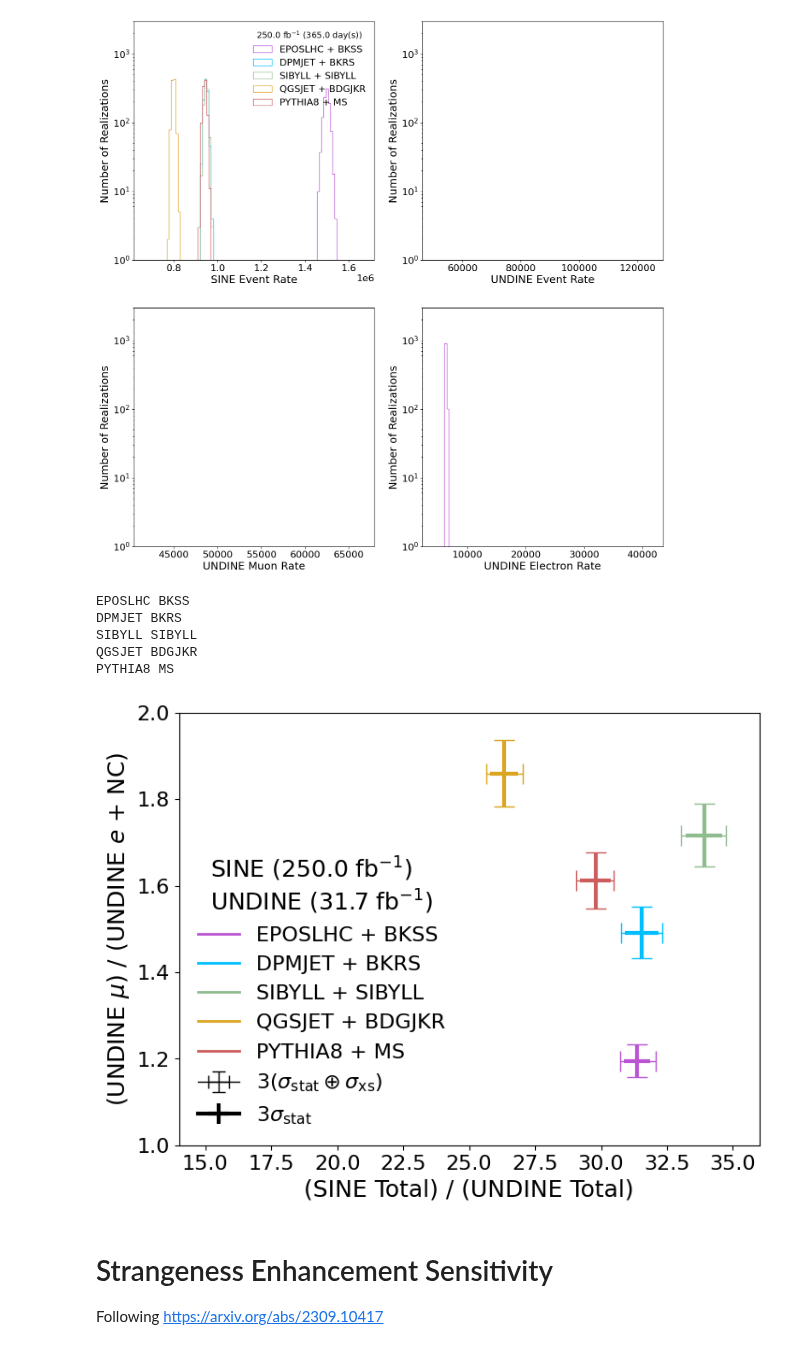
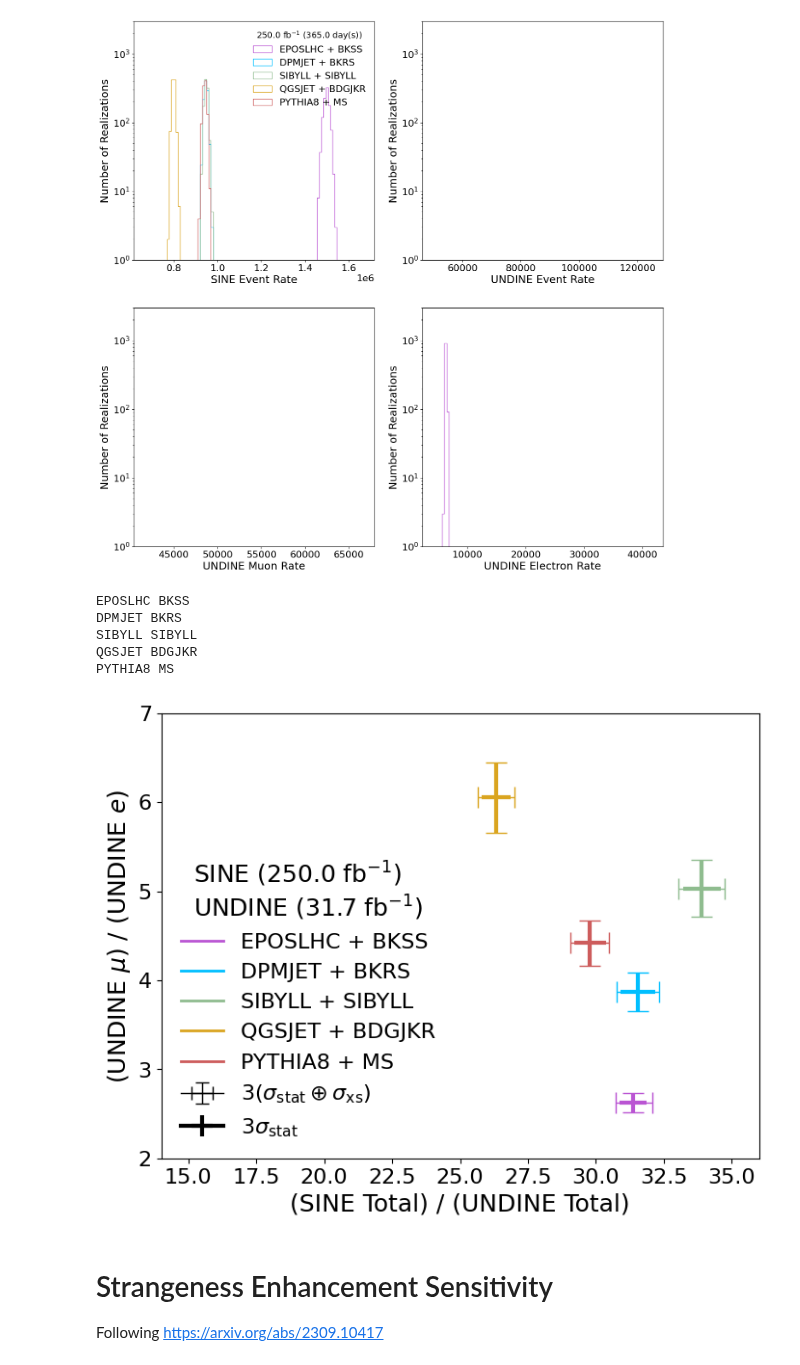
Before and after one commit to nickkamp1/Lake_Geneva_Neutrinos, a Jupyter notebook: SIREN_Analysis.ipynb, the cells around one changed output. Drawn from its saved outputs; the diff is of its cells as text; code cells hidden in the pictures.

```diff
--- a/SIREN_Analysis.ipynb
+++ b/SIREN_Analysis.ipynb
@@ -543,7 +543,7 @@ for lg,cg in zip(light_generators,charm_generators):
                 UNDINE_edist_muons_pions += tau_muon_BR*muon_pion_edist
                 UNDINE_edist_muons_kaons += tau_muon_BR*muon_kaon_edist
                 UNDINE_edist_muons_charm += tau_muon_BR*muon_charm_edist
-            if not(xs_model=="CC" and pid==14):
+            if xs_model=="CC" and pid==12: # if not(xs_model=="CC" and pid==14):
                 UNDINE_electrons += rate
                 UNDINE_electrons_pions += pion_rate
                 UNDINE_electrons_kaons += kaon_rate
@@ -602,37 +602,37 @@ for lg,cg in zip(light_generators,charm_generators):
     r2_err_low = np.sqrt(r2_stat_err**2 + r2_xs_err[0]**2)
     r2_err_high = np.sqrt(r2_stat_err**2 + r2_xs_err[1]**2)
 
     plt.errorbar(r1,r2,
                  xerr=r1_stat_err,
                  yerr=r2_stat_err,
                  color=c,lw=3)
     plt.errorbar(r1,r2,
                  xerr=np.expand_dims((r1_err_low,r1_err_high),-1),
                  yerr=np.expand_dims((r2_err_low,r2_err_high),-1),
                  color=c,lw=1,capsize=8)
     #for cap in caplines: cap.set_marker('v')
     plt.plot([],[],color=c,label="%s + %s"%(lg,cg))
 
 
 plt.errorbar([-1],[-1],xerr=[2],yerr=[2],color="black",lw=1,capsize=5,label=r"$%d (\sigma_{\rm stat} \oplus \sigma_{\rm xs})$"%nsigma)
 plt.errorbar([],[],xerr=[],yerr=[],color="black",lw=3,label=r"$%d \sigma_{\rm stat}$"%nsigma)
 plt.legend(title=r"SINE (%1.1f ${\rm fb}^{-1}$)"%(3000*exposure_factor)+"\n"+r"UNDINE (%1.1f ${\rm fb}^{-1}$)"%(3000*UNDINE_luminosity_factor*exposure_factor),loc="lower left",title_fontsize=18)
 # plt.legend(title=r"%d ${\rm fb}^{-1}$ (%2.1f days)"%(3000*exposure_factor,exposure_factor/yearly_factor*365),loc="lower left")
 plt.xlim(14,36)
-plt.ylim(1,2)
+plt.ylim(2,7)
 plt.xlabel("(SINE Total) / (UNDINE Total)")
-plt.ylabel(r"(UNDINE $\mu$) / (UNDINE $e$ + NC)")
+plt.ylabel(r"(UNDINE $\mu$) / (UNDINE $e$)")
 plt.gcf().set_facecolor("white")
 plt.gcf().patch.set_alpha(0.0)
-plt.savefig("Figures/SIREN/GeneratorDifferntiator_withNC.pdf",dpi=100)
+plt.savefig("Figures/SIREN/GeneratorDifferntiator.pdf",dpi=100)
 plt.show()
 # %% [output]
 EPOSLHC BKSS
 DPMJET BKRS
 SIBYLL SIBYLL
 QGSJET BDGJKR
 PYTHIA8 MS
-[figure, old version]
+[figure, new version]
 # %% [markdown]
 # Strangeness Enhancement Sensitivity
 Following https://arxiv.org/abs/2309.10417
```
Also changed, not shown: parts of 3 cells of this notebook, 7 other files.
